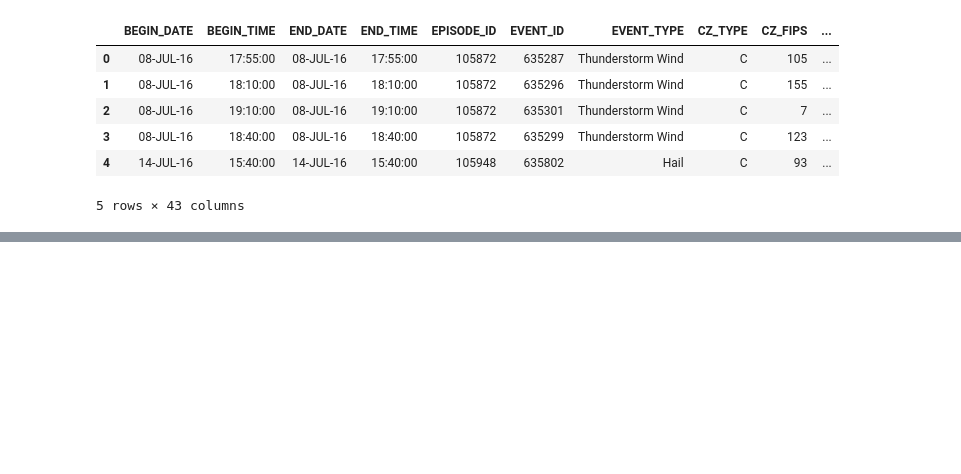
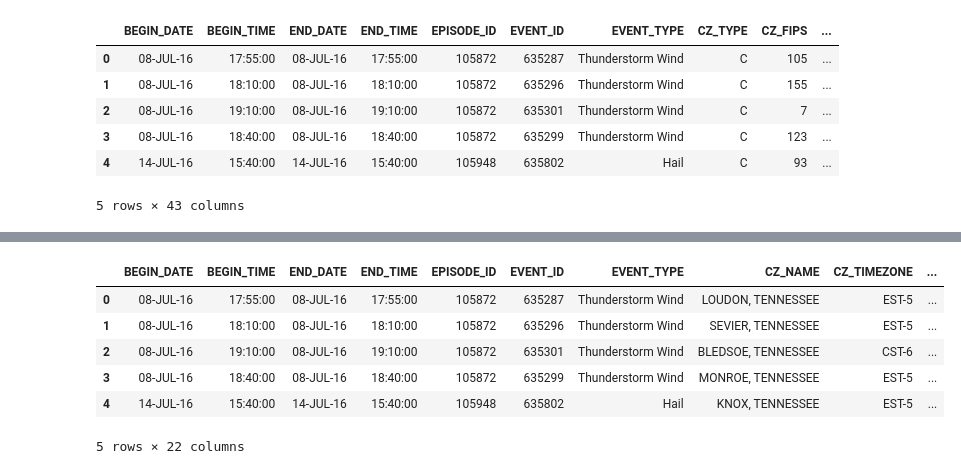
Before and after one commit to gabehardin8/TN_storms, a Jupyter notebook: python_cleaning/regex_narratives.ipynb, the cells around one changed output, grey strips where cells are left out. Saved outputs shown, nothing was run; the diff lists cells and outputs as text; code cells hidden in the pictures; blank space fills up the shorter version.

```diff
--- a/python_cleaning/regex_narratives.ipynb
+++ b/python_cleaning/regex_narratives.ipynb
@@ -491,3 +491,5 @@ bi_import.head()
 | 3 | 08-JUL-16 | 18:40:00 | 08-JUL-16 | 18:40:00 | 105872 | 635299 | Thunderstorm Wind | C | 123 | ... |
 | 4 | 14-JUL-16 | 15:40:00 | 14-JUL-16 | 15:40:00 | 105948 | 635802 | Hail | C | 93 | ... |
 5 rows × 43 columns
+# %%
+bi_import['CZ_NAME'] = bi_import['CZ_NAME'] +", TENNESSEE"
@@ -493,0 +510,15 @@ bi_import.head()
+# %%
+bi_import = bi_import[['BEGIN_DATE', 'BEGIN_TIME', 'END_DATE', 'END_TIME', 'EPISODE_ID',
+       'EVENT_ID', 'EVENT_TYPE', 'CZ_NAME',
+       'CZ_TIMEZONE', 'INJURIES_DIRECT', 'INJURIES_INDIRECT', 'DEATHS_DIRECT',
+       'DEATHS_INDIRECT', 'DAMAGE_PROPERTY', 'DAMAGE_CROPS','BEGIN_LAT', 'BEGIN_LON',
+       'END_LAT', 'END_LON','road_closures', 'power_outage', 'total_severity']]
+bi_import.head()
+# %% [output]
+|  | BEGIN_DATE | BEGIN_TIME | END_DATE | END_TIME | EPISODE_ID | EVENT_ID | EVENT_TYPE | CZ_NAME | CZ_TIMEZONE | ... |
+| 0 | 08-JUL-16 | 17:55:00 | 08-JUL-16 | 17:55:00 | 105872 | 635287 | Thunderstorm Wind | LOUDON, TENNESSEE | EST-5 | ... |
+| 1 | 08-JUL-16 | 18:10:00 | 08-JUL-16 | 18:10:00 | 105872 | 635296 | Thunderstorm Wind | SEVIER, TENNESSEE | EST-5 | ... |
+| 2 | 08-JUL-16 | 19:10:00 | 08-JUL-16 | 19:10:00 | 105872 | 635301 | Thunderstorm Wind | BLEDSOE, TENNESSEE | CST-6 | ... |
+| 3 | 08-JUL-16 | 18:40:00 | 08-JUL-16 | 18:40:00 | 105872 | 635299 | Thunderstorm Wind | MONROE, TENNESSEE | EST-5 | ... |
+| 4 | 14-JUL-16 | 15:40:00 | 14-JUL-16 | 15:40:00 | 105948 | 635802 | Hail | KNOX, TENNESSEE | EST-5 | ... |
+5 rows × 22 columns
```
Also changed, not shown: parts of 6 cells of this notebook, 4 other files.
